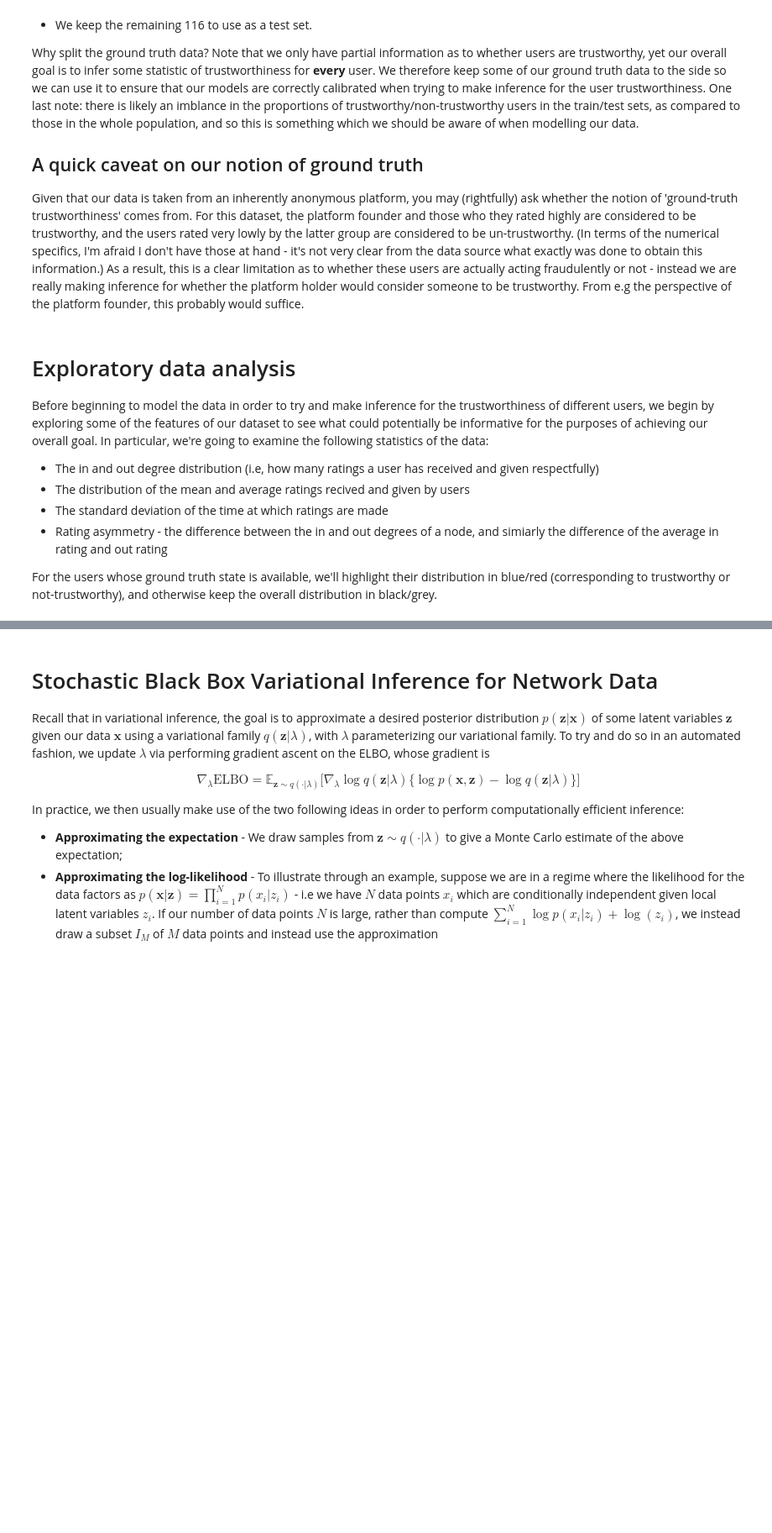
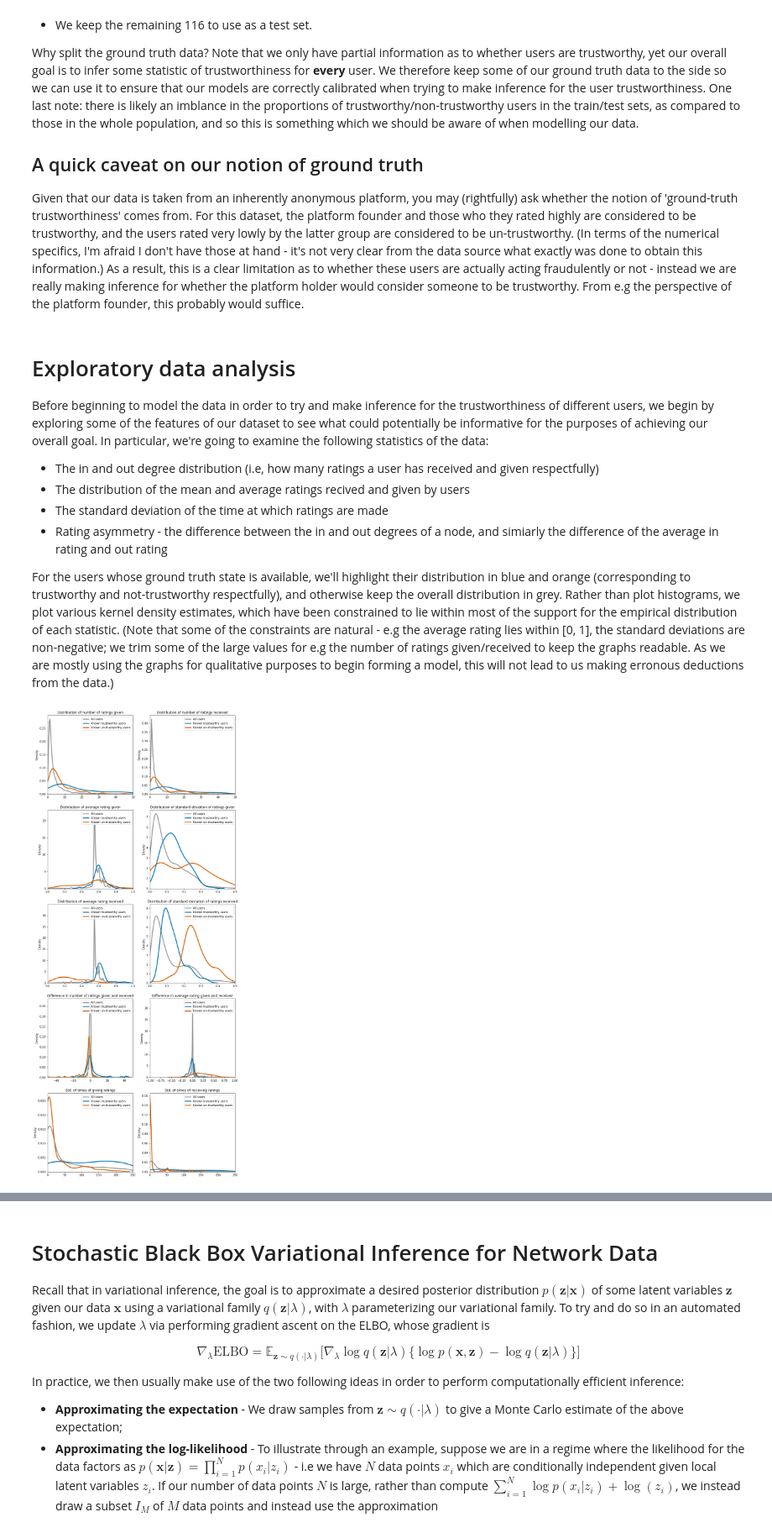
Before and after one commit to aday651/probprog-finalproject, a Jupyter notebook: final-project/final-project.ipynb, the cells around one changed output, grey strips where cells are left out. Shown at 84% size. Cells and saved outputs as stored; diff of their text form; code cells hidden in the pictures; blank space fills up the shorter version.

```diff
--- a/final-project/final-project.ipynb
+++ b/final-project/final-project.ipynb
@@ -39,4 +39,4 @@ Before beginning to model the data in order to try and make inference for the tr
 * The standard deviation of the time at which ratings are made
 * Rating asymmetry - the difference between the in and out degrees of a node, and simiarly the difference of the average in rating and out rating
 
-For the users whose ground truth state is available, we'll highlight their distribution in blue/red (corresponding to trustworthy or not-trustworthy), and otherwise keep the overall distribution in black/grey.
+For the users whose ground truth state is available, we'll highlight their distribution in blue and orange (corresponding to trustworthy and not-trustworthy respectfully), and otherwise keep the overall distribution in grey. Rather than plot histograms, we plot various kernel density estimates, which have been constrained to lie within most of the support for the empirical distribution of each statistic. (Note that some of the constraints are natural - e.g the average rating lies within [0, 1], the standard deviations are non-negative; we trim some of the large values for e.g the number of ratings given/received to keep the graphs readable. As we are mostly using the graphs for qualitative purposes to begin forming a model, this will not lead to us making erronous deductions from the data.)
@@ -46,0 +43,68 @@ data = BitcoinOTC()
+# %%
+import torch
+from bitcoin import BitcoinOTC
+
+# Converting torch tensors to numpy arrays...
+data = BitcoinOTC()
+out_degree = data.out_degree.numpy()
+in_degree = data.in_degree.numpy()
+out_weight_avg = data.out_weight_avg.numpy()
+out_weight_std = data.out_weight_std.numpy()
+in_weight_avg = data.in_weight_avg.numpy()
+in_weight_std = data.in_weight_std.numpy()
+rate_time_out_std = data.rate_time_out_std.numpy()
+rate_time_in_std = data.rate_time_in_std.numpy()
+gt = data.gt.numpy()
+# %%
+import matplotlib.pyplot as plt
+import seaborn as sns
+import numpy as np
+
+# Define colour/labels, axis limits to use for the plots
+colors = ['#949494', '#0173B2', '#D55E00']
+labels = ['All users', 'Known trustworthy users', 'Known un-trustworthy users']
+title_label = ['Distribution of number of ratings given',
+               'Distribution of number of ratings received',
+               'Distribution of average rating given',
+               'Distribution of standard deviation of ratings given',
+               'Distribution of average rating received',
+               'Distribution of standard deviation of ratings received',
+               'Difference in number of ratings given and received',
+               'Difference in average rating given and received',
+               'Std. of times of giving ratings',
+               'Std. of times of recieving ratings']
+xlim_list = [[0, 50], [0, 50], [0, 1], [0, np.sqrt(0.25)], [0, 1], [0, np.sqrt(0.25)],
+             [-50, 50], [-1, 1], [0, 250], [0, 250]]
+
+# Define data, relevant masks
+stats = [out_degree, in_degree, out_weight_avg, out_weight_std, in_weight_avg, in_weight_std,
+         out_degree - in_degree, out_weight_avg - in_weight_avg,
+         rate_time_out_std, rate_time_in_std]
+masks = [range(data.num_nodes), (gt == 1), (gt == 0)]
+
+# Begin plotting
+f = plt.figure(figsize=(12, 30))
+
+for i, stat in enumerate(stats):
+    ax = f.add_subplot(5, 2, i+1)
+
+    for j, mask in enumerate(masks):
+        temp_data = stat[mask]
+        temp_data = temp_data[~np.isnan(temp_data)]
+
+        sns.distplot(temp_data,
+                     hist = False,
+                     kde = True,
+                     kde_kws = {'linewidth': 3, 'clip': xlim_list[i]},
+                     label = labels[j],
+                     color = colors[j],
+                     ax = ax)
+
+    ax.set_title(title_label[i])
+    ax.set_ylabel('Density')
+    ax.set_xlim(xlim_list[i])
+    ax.legend(loc='upper right')
+
+plt.show()
+# %% [output]
+[figure, added]
```
Also changed, not shown: parts of 3 cells of this notebook, 1 other file.
